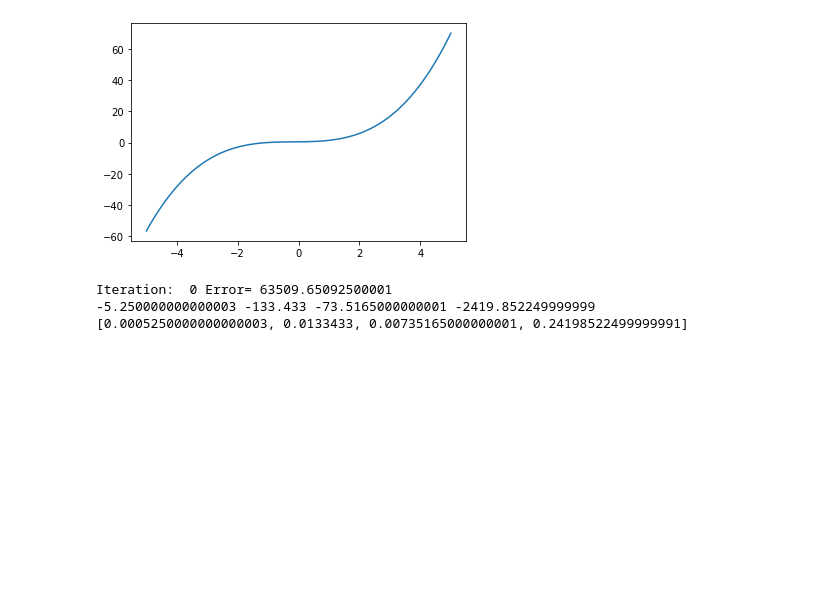
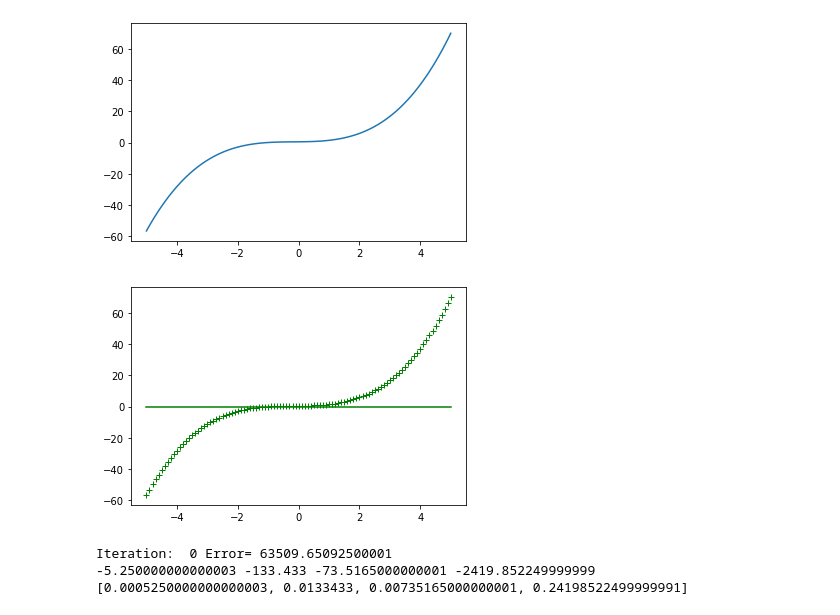
Before and after one commit to everestso/Fall21Spring22, a Jupyter notebook: c191f21_1.ipynb, the cells around one changed output. Cells and saved outputs as stored; diff of their text form; code cells hidden in the pictures; blank space fills up the shorter version.

```diff
--- a/c191f21_1.ipynb
+++ b/c191f21_1.ipynb
@@ -260,6 +260,14 @@ alpha=0.0001
 model=[0, 0, 0, 0]
 Errors = []
 iteration = 0
+# %%
+dataX1 = [x[1] for x,y in data]
+yPredicted = [F(model, x) for x in X]
+plt.plot(dataX1, yPredicted, "g")
+plt.plot(dataX1, Y, "g+")
+plt.show()
+# %% [output]
+[figure, added]
 # %%
 yPredicted = [F(model, x) for x in X]
 Error = sum([(r-y)**2.0 for r,y in zip(Y, yPredicted)])
```
Also changed, not shown: parts of 3 cells of this notebook.
